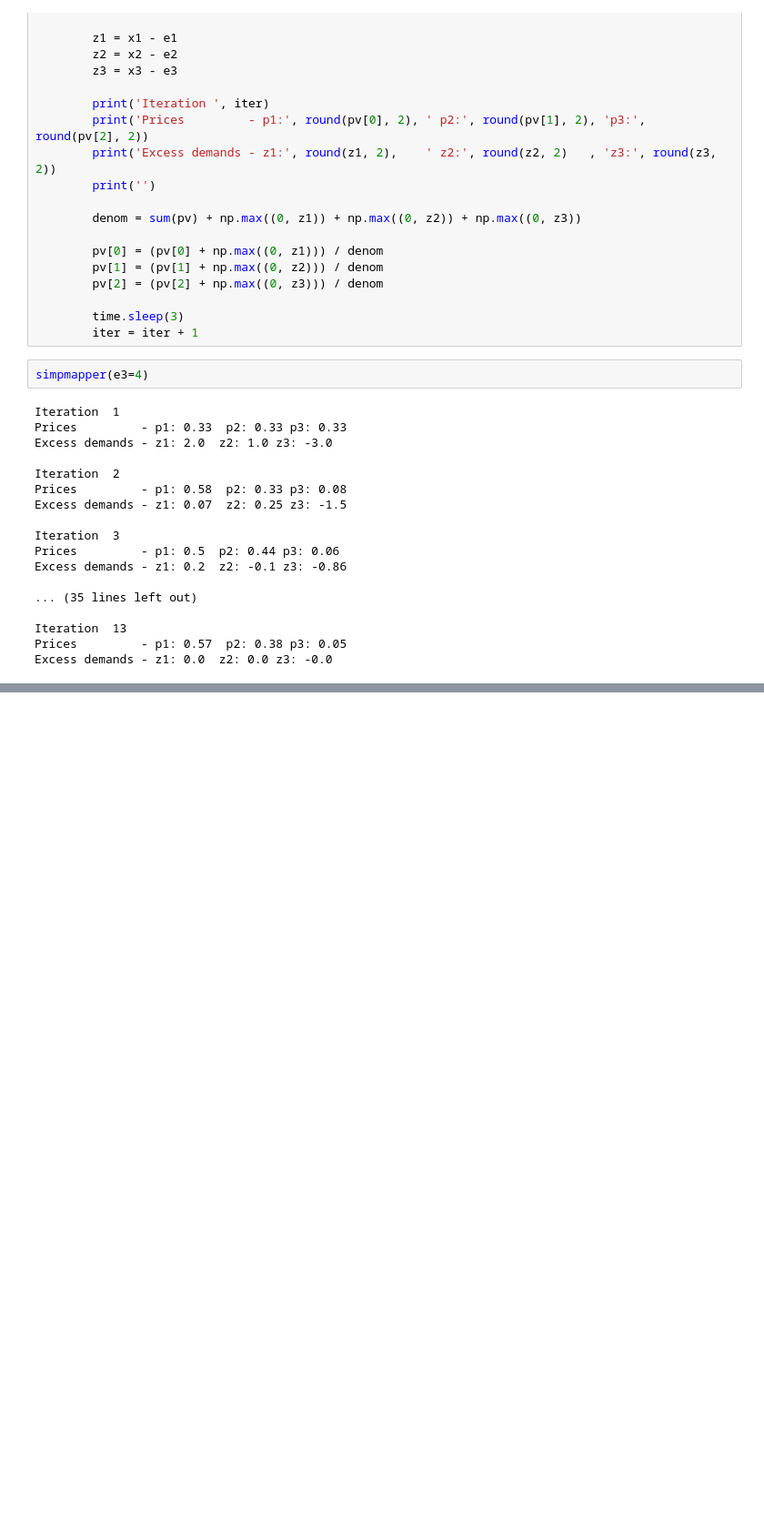
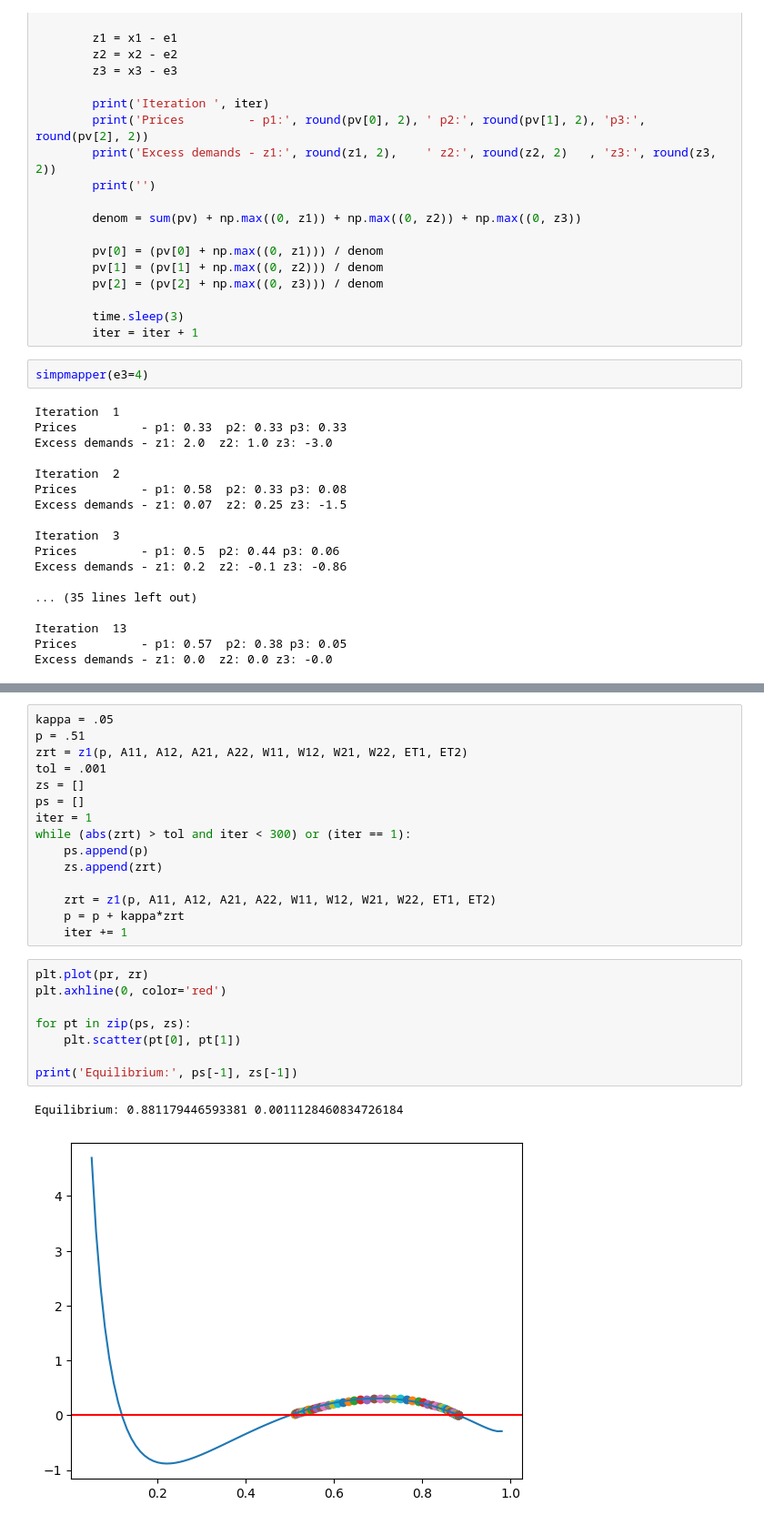
Before and after one commit to mbaker21231/MicroII-Sandbox, a Jupyter notebook: Computation_of_Equilibrium.ipynb, the cells around one changed output, grey strips where cells are left out. Shown at 91% size. Cells and saved outputs as stored; diff of their text form; blank space fills up the shorter version.

```diff
--- a/Computation_of_Equilibrium.ipynb
+++ b/Computation_of_Equilibrium.ipynb
@@ -86,0 +183,26 @@ Excess demands - z1: 0.0  z2: 0.0 z3: -0.0
+# %%
+kappa = .05
+p = .51
+zrt = z1(p, A11, A12, A21, A22, W11, W12, W21, W22, ET1, ET2)
+tol = .001
+zs = []
+ps = []
+iter = 1
+while (abs(zrt) > tol and iter < 300) or (iter == 1):
+    ps.append(p)
+    zs.append(zrt)
+
+    zrt = z1(p, A11, A12, A21, A22, W11, W12, W21, W22, ET1, ET2)
+    p = p + kappa*zrt
+    iter += 1
+# %%
+plt.plot(pr, zr)
+plt.axhline(0, color='red')
+
+for pt in zip(ps, zs):
+    plt.scatter(pt[0], pt[1])
+
+print('Equilibrium:', ps[-1], zs[-1])
+# %% [output]
+Equilibrium: 0.881179446593381 0.0011128460834726184
+[figure, added]
```
Also changed, not shown: parts of 7 cells of this notebook.
